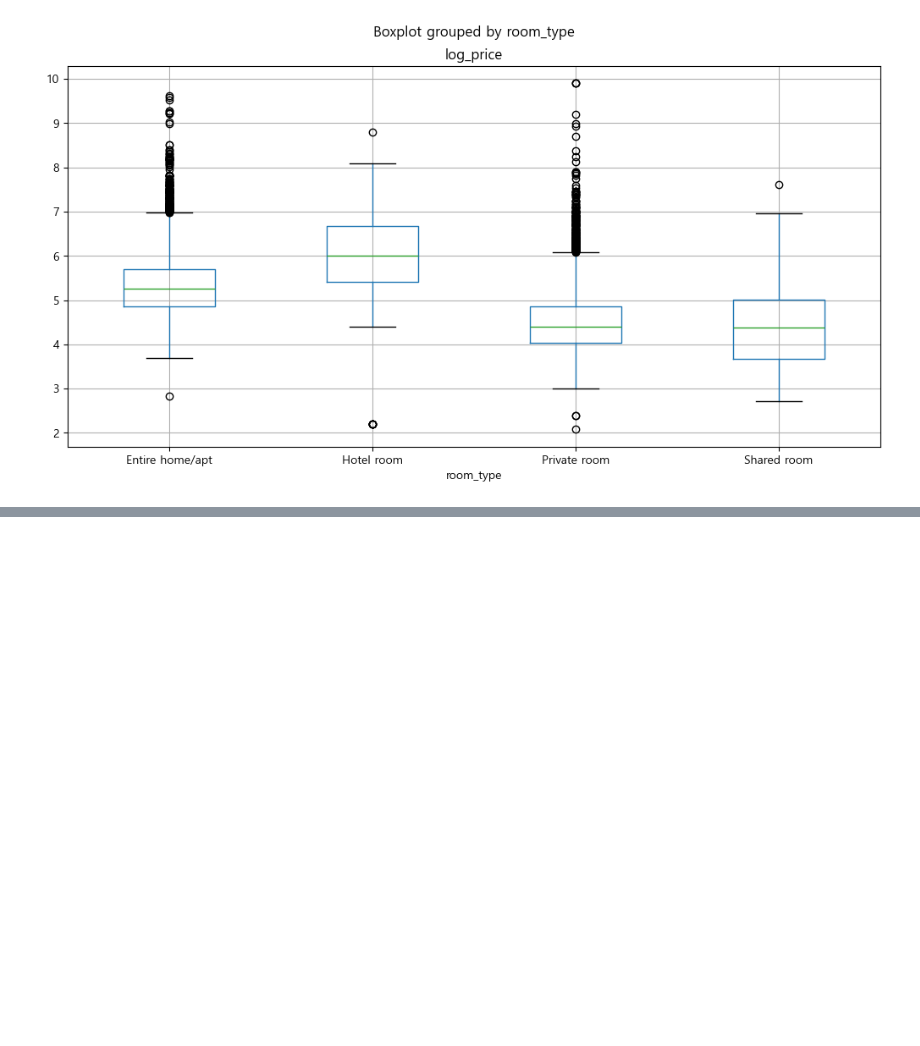
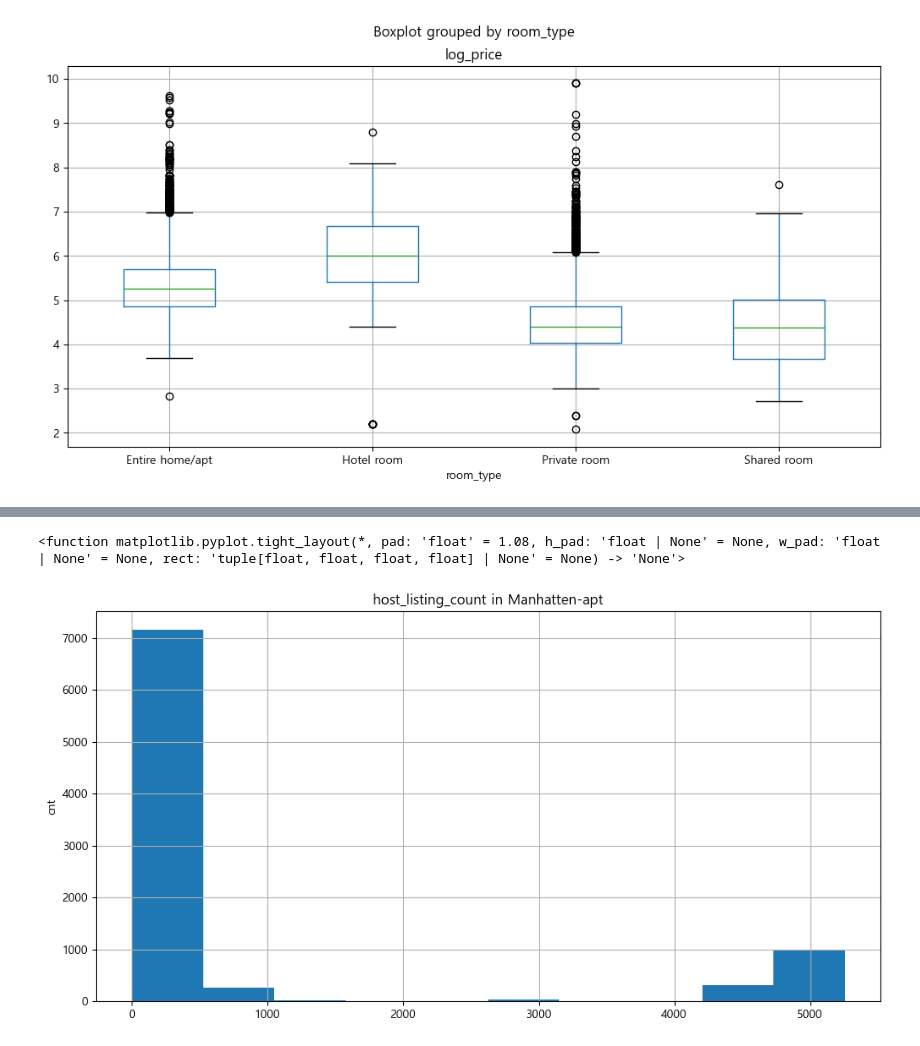
Before and after one commit to sybeom528/airbnb_price_prediction, a Jupyter notebook: notebooks/lch_first_eda.ipynb, the cells around one changed output, grey strips where cells are left out. Saved outputs shown, nothing was run; the diff lists cells and outputs as text; code cells hidden in the pictures; blank space fills up the shorter version.

```diff
--- a/notebooks/lch_first_eda.ipynb
+++ b/notebooks/lch_first_eda.ipynb
@@ -839,8 +874,15 @@ expensive_group['host']
 # %%
-group_anova = pg.welch_anova(dv='log_price',
-    between='neighbourhood_group_cleansed',
-    data=df)
-display(group_anova)
+man_apt = df[ (df['property_grouped']=='Apartment') &
+                     (df['neighbourhood_group_cleansed']=='Manhattan')]
 
-print(f'p-value: {group_anova['p_unc'].values[0]}')
-print(f'효과크기: {group_anova['np2'].values[0]:.4f} (0.01 / 0.06 / 0.14)')
+man_co = df[ (df['property_grouped']=='Commercial') &
+                     (df['neighbourhood_group_cleansed']=='Manhattan')]
+# %%
+man_apt['host_listings_count'].hist()
+
+plt.title('host_listing_count in Manhatten-apt')
+plt.ylabel('cnt')
+plt.tight_layout
+# %% [output]
+<function matplotlib.pyplot.tight_layout(*, pad: 'float' = 1.08, h_pad: 'float | None' = None, w_pad: 'float | None' = None, rect: 'tuple[float, float, float, float] | None' = None) -> 'None'>
+[figure, added]
```
Also changed, not shown: parts of 13 cells of this notebook.
